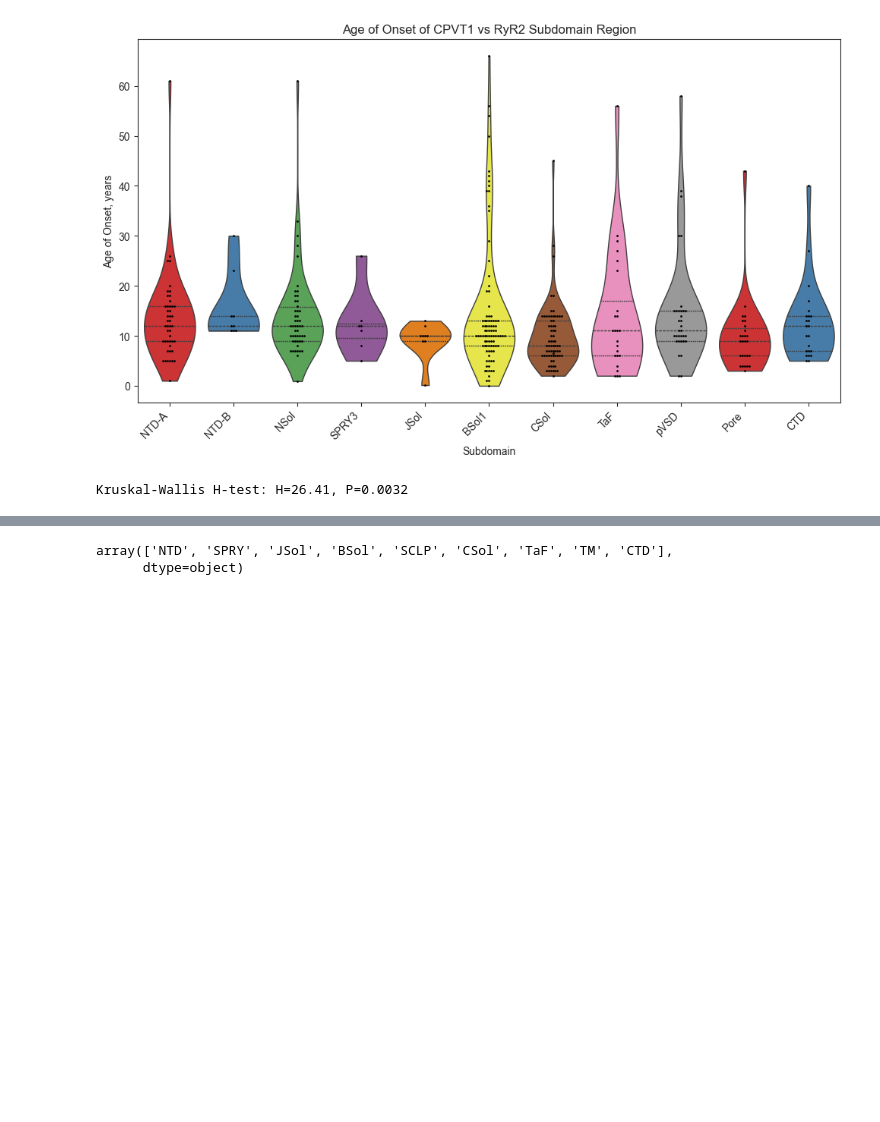
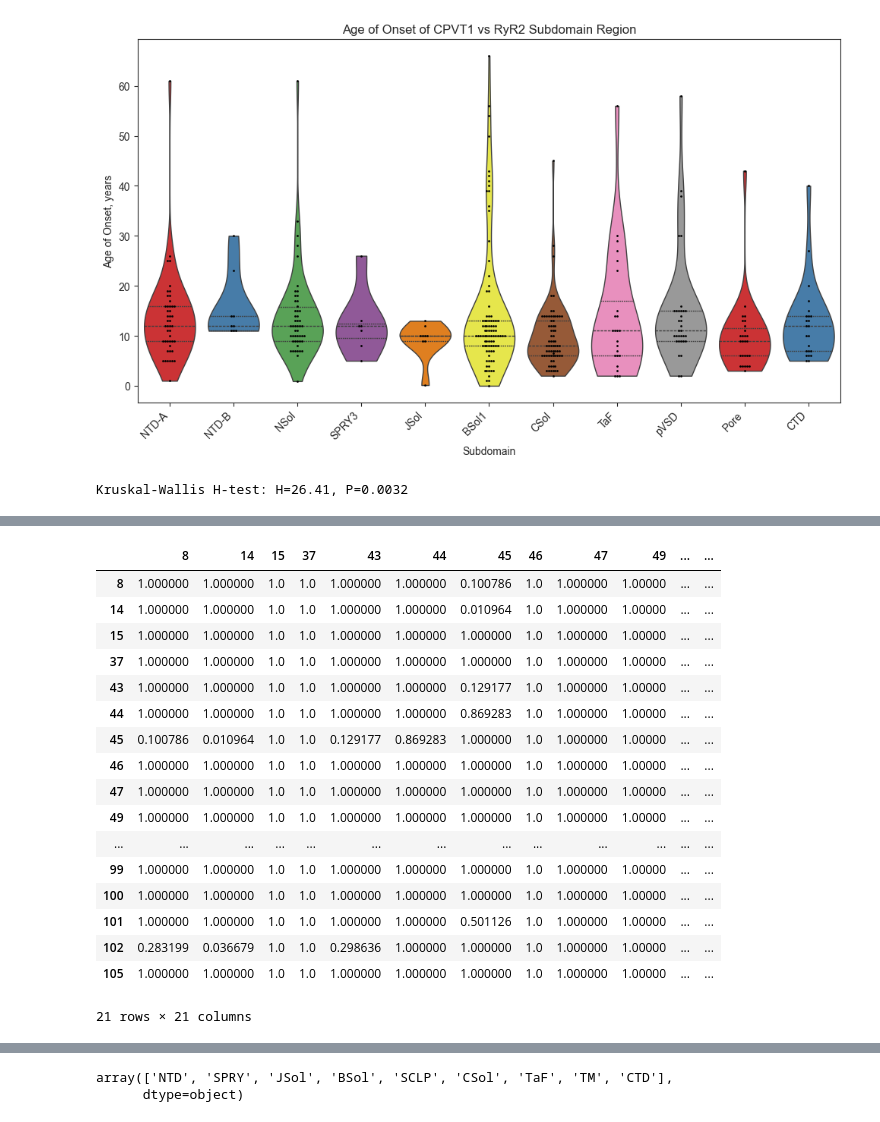
Before and after one commit to alexdaiii/cpvt_database_analysis, a Jupyter notebook: notebooks/analysis_1.ipynb, the cells around one changed output, grey strips where cells are left out. Saved outputs shown, nothing was run; the diff lists cells and outputs as text; code cells hidden in the pictures; blank space fills up the shorter version.

Commit message:
added posthoc

```diff
--- a/notebooks/analysis_1.ipynb
+++ b/notebooks/analysis_1.ipynb
@@ -1024,0 +1031,28 @@ Kruskal-Wallis H-test: H=26.41, P=0.0032
+# %%
+#age of onset vs EXON
+pvals_exons = sp.posthoc_dunn(
+    filtered_data,
+    val_col='age_of_onset::CPVT1',
+    group_col='exon',
+    p_adjust='bonferroni'
+)
+pvals_exons
+# %% [output]
+|  | 8 | 14 | 15 | 37 | 43 | 44 | 45 | 46 | 47 | 49 | ... | ... |
+| 8 | 1.000000 | 1.000000 | 1.0 | 1.0 | 1.000000 | 1.000000 | 0.100786 | 1.0 | 1.000000 | 1.00000 | ... | ... |
+| 14 | 1.000000 | 1.000000 | 1.0 | 1.0 | 1.000000 | 1.000000 | 0.010964 | 1.0 | 1.000000 | 1.00000 | ... | ... |
+| 15 | 1.000000 | 1.000000 | 1.0 | 1.0 | 1.000000 | 1.000000 | 1.000000 | 1.0 | 1.000000 | 1.00000 | ... | ... |
+| 37 | 1.000000 | 1.000000 | 1.0 | 1.0 | 1.000000 | 1.000000 | 1.000000 | 1.0 | 1.000000 | 1.00000 | ... | ... |
+| 43 | 1.000000 | 1.000000 | 1.0 | 1.0 | 1.000000 | 1.000000 | 0.129177 | 1.0 | 1.000000 | 1.00000 | ... | ... |
+| 44 | 1.000000 | 1.000000 | 1.0 | 1.0 | 1.000000 | 1.000000 | 0.869283 | 1.0 | 1.000000 | 1.00000 | ... | ... |
+| 45 | 0.100786 | 0.010964 | 1.0 | 1.0 | 0.129177 | 0.869283 | 1.000000 | 1.0 | 1.000000 | 1.00000 | ... | ... |
+| 46 | 1.000000 | 1.000000 | 1.0 | 1.0 | 1.000000 | 1.000000 | 1.000000 | 1.0 | 1.000000 | 1.00000 | ... | ... |
+| 47 | 1.000000 | 1.000000 | 1.0 | 1.0 | 1.000000 | 1.000000 | 1.000000 | 1.0 | 1.000000 | 1.00000 | ... | ... |
+| 49 | 1.000000 | 1.000000 | 1.0 | 1.0 | 1.000000 | 1.000000 | 1.000000 | 1.0 | 1.000000 | 1.00000 | ... | ... |
+| ... | ... | ... | ... | ... | ... | ... | ... | ... | ... | ... | ... | ... |
+| 99 | 1.000000 | 1.000000 | 1.0 | 1.0 | 1.000000 | 1.000000 | 1.000000 | 1.0 | 1.000000 | 1.00000 | ... | ... |
+| 100 | 1.000000 | 1.000000 | 1.0 | 1.0 | 1.000000 | 1.000000 | 1.000000 | 1.0 | 1.000000 | 1.00000 | ... | ... |
+| 101 | 1.000000 | 1.000000 | 1.0 | 1.0 | 1.000000 | 1.000000 | 0.501126 | 1.0 | 1.000000 | 1.00000 | ... | ... |
+| 102 | 0.283199 | 0.036679 | 1.0 | 1.0 | 0.298636 | 1.000000 | 1.000000 | 1.0 | 1.000000 | 1.00000 | ... | ... |
+| 105 | 1.000000 | 1.000000 | 1.0 | 1.0 | 1.000000 | 1.000000 | 1.000000 | 1.0 | 1.000000 | 1.00000 | ... | ... |
+21 rows × 21 columns
```
Also changed, not shown: parts of 13 cells of this notebook, 2 other files.
